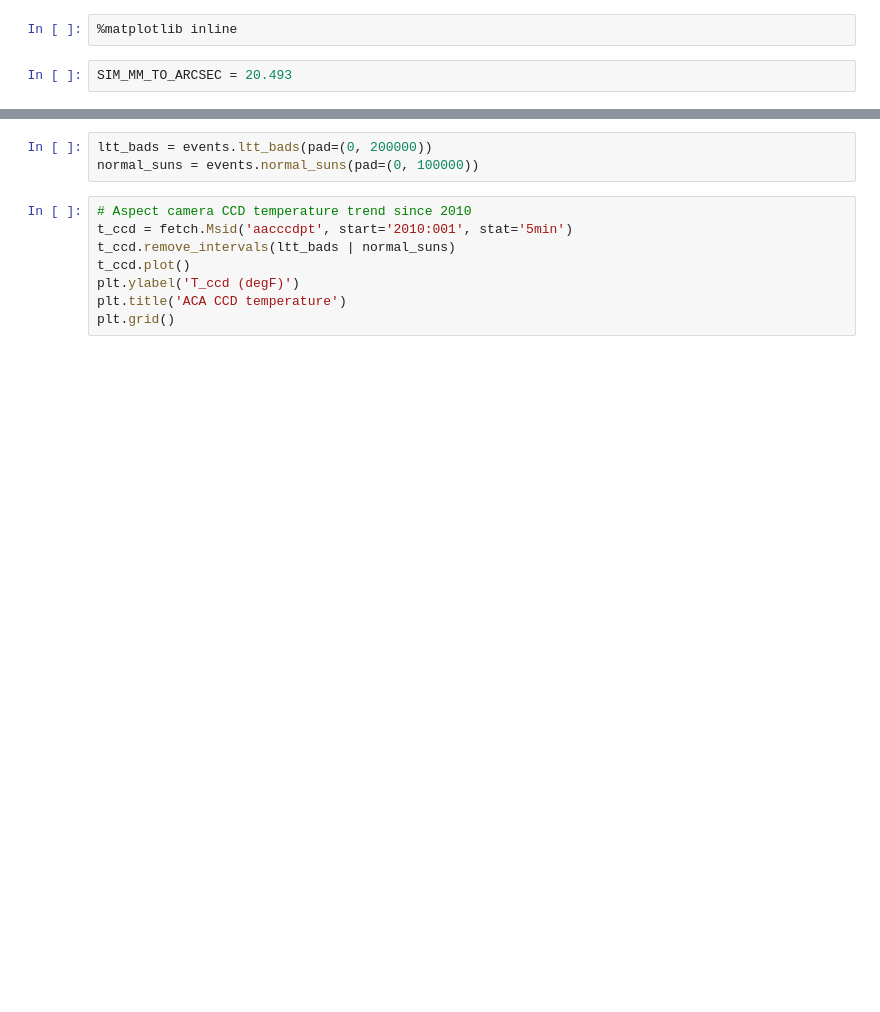
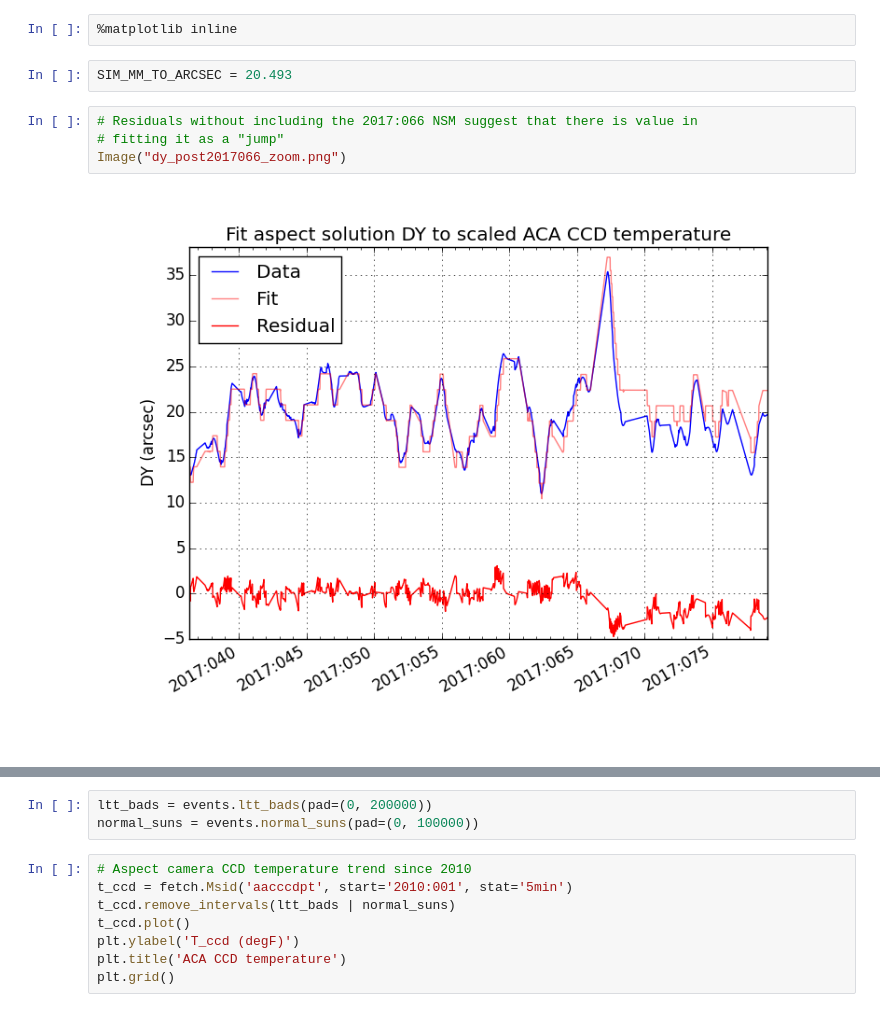
Before and after one commit to sot/aimpoint_mon, a Jupyter notebook: fit_aimpoint_drift.ipynb, the cells around one changed output, grey strips where cells are left out. Drawn from its saved outputs; the diff is of its cells as text; blank space fills up the shorter version.

Commit message:
Run notebook with a 2017066 jump

```diff
--- a/fit_aimpoint_drift.ipynb
+++ b/fit_aimpoint_drift.ipynb
@@ -84,3 +92,9 @@ from Ska.Matplotlib import plot_cxctime
 %matplotlib inline
 # %%
 SIM_MM_TO_ARCSEC = 20.493
+# %%
+# Residuals without including the 2017:066 NSM suggest that there is value in
+# fitting it as a "jump"
+Image("dy_post2017066_zoom.png")
+# %% [output]
+[figure, added]
```
Also changed, not shown: parts of 11 cells of this notebook.
